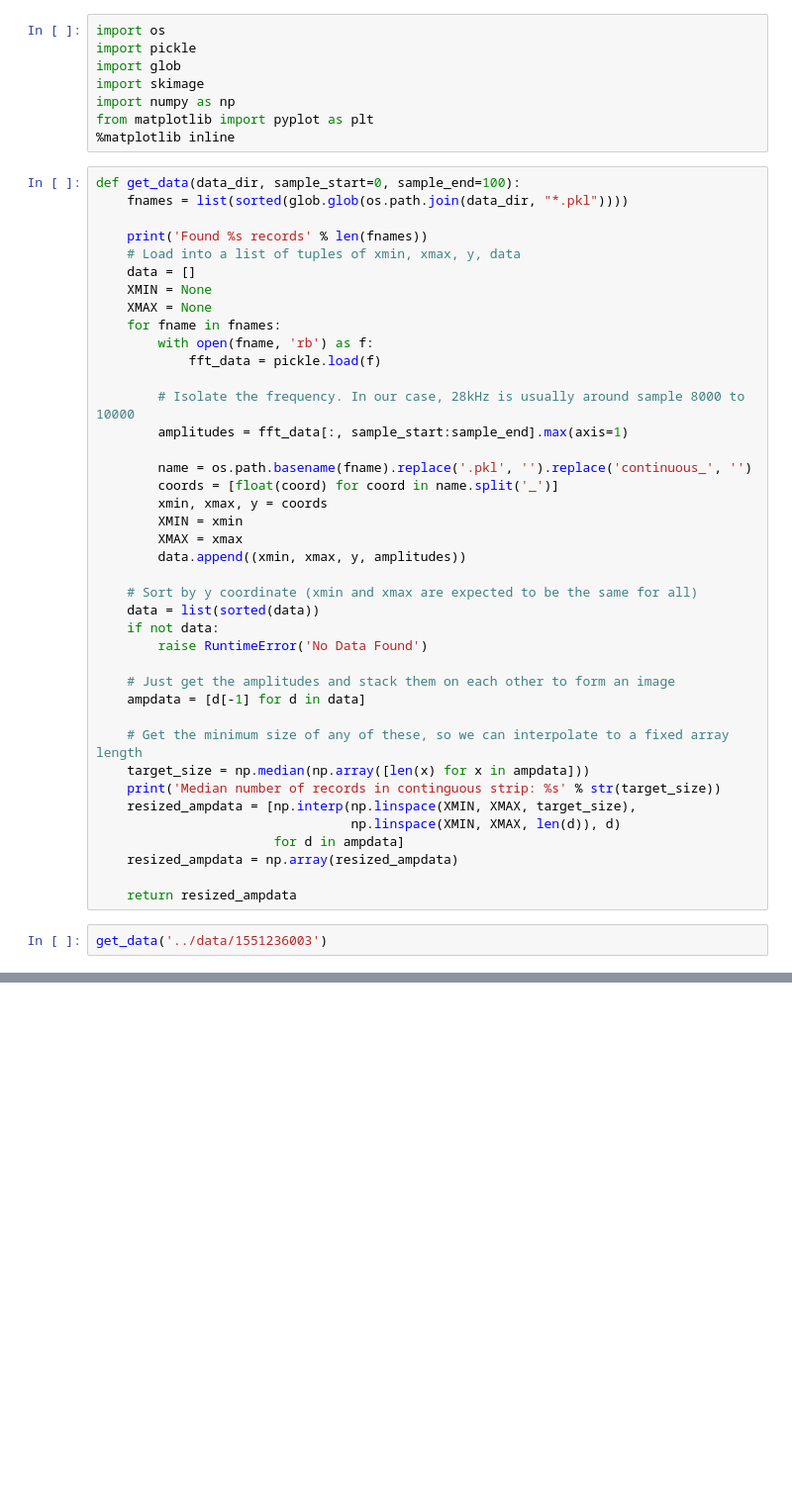
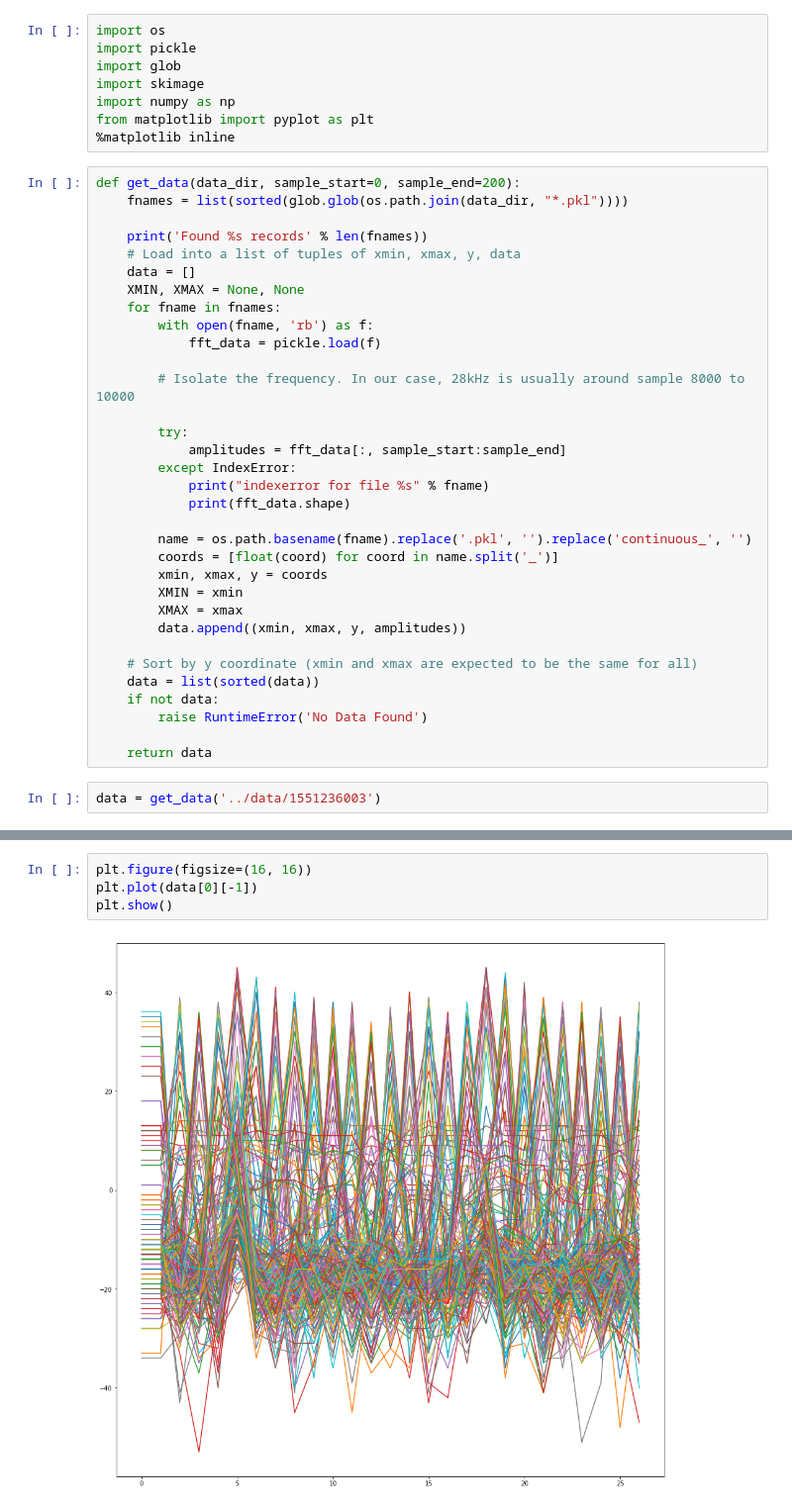
Before and after one commit to wfus/scanning-microphone, a Jupyter notebook: processing/PointScanProcessing.ipynb, the cells around one changed output, grey strips where cells are left out. Shown at 99% size. Drawn from its saved outputs; the diff is of its cells as text; blank space fills up the shorter version.

```diff
--- a/processing/PointScanProcessing.ipynb
+++ b/processing/PointScanProcessing.ipynb
@@ -7,20 +7,24 @@ import numpy as np
 from matplotlib import pyplot as plt
 %matplotlib inline
 # %%
-def get_data(data_dir, sample_start=0, sample_end=100):
+def get_data(data_dir, sample_start=0, sample_end=200):
     fnames = list(sorted(glob.glob(os.path.join(data_dir, "*.pkl"))))
 
     print('Found %s records' % len(fnames))
     # Load into a list of tuples of xmin, xmax, y, data
     data = []
-    XMIN = None
-    XMAX = None
+    XMIN, XMAX = None, None
     for fname in fnames:
         with open(fname, 'rb') as f:
             fft_data = pickle.load(f)
 
         # Isolate the frequency. In our case, 28kHz is usually around sample 8000 to 10000
-        amplitudes = fft_data[:, sample_start:sample_end].max(axis=1)
+
+        try:
+            amplitudes = fft_data[:, sample_start:sample_end]
+        except IndexError:
+            print("indexerror for file %s" % fname)
+            print(fft_data.shape)
 
         name = os.path.basename(fname).replace('.pkl', '').replace('continuous_', '')
         coords = [float(coord) for coord in name.split('_')]
@@ -34,17 +38,6 @@ def get_data(data_dir, sample_start=0, sample_end=100):
     if not data:
         raise RuntimeError('No Data Found')
 
-    # Just get the amplitudes and stack them on each other to form an image
-    ampdata = [d[-1] for d in data]
-
-    # Get the minimum size of any of these, so we can interpolate to a fixed array length
-    target_size = np.median(np.array([len(x) for x in ampdata]))
-    print('Median number of records in continguous strip: %s' % str(target_size))
-    resized_ampdata = [np.interp(np.linspace(XMIN, XMAX, target_size),
-                                 np.linspace(XMIN, XMAX, len(d)), d)
-                       for d in ampdata]
-    resized_ampdata = np.array(resized_ampdata)
-
-    return resized_ampdata
+    return data
 # %%
-get_data('../data/1551236003')
+data = get_data('../data/1551236003')
@@ -50,0 +62,6 @@ get_data('../data/1551236003')
+# %%
+plt.figure(figsize=(16, 16))
+plt.plot(data[0][-1])
+plt.show()
+# %% [output]
+[figure, added]
```
Also changed, not shown: parts of 4 cells of this notebook.
